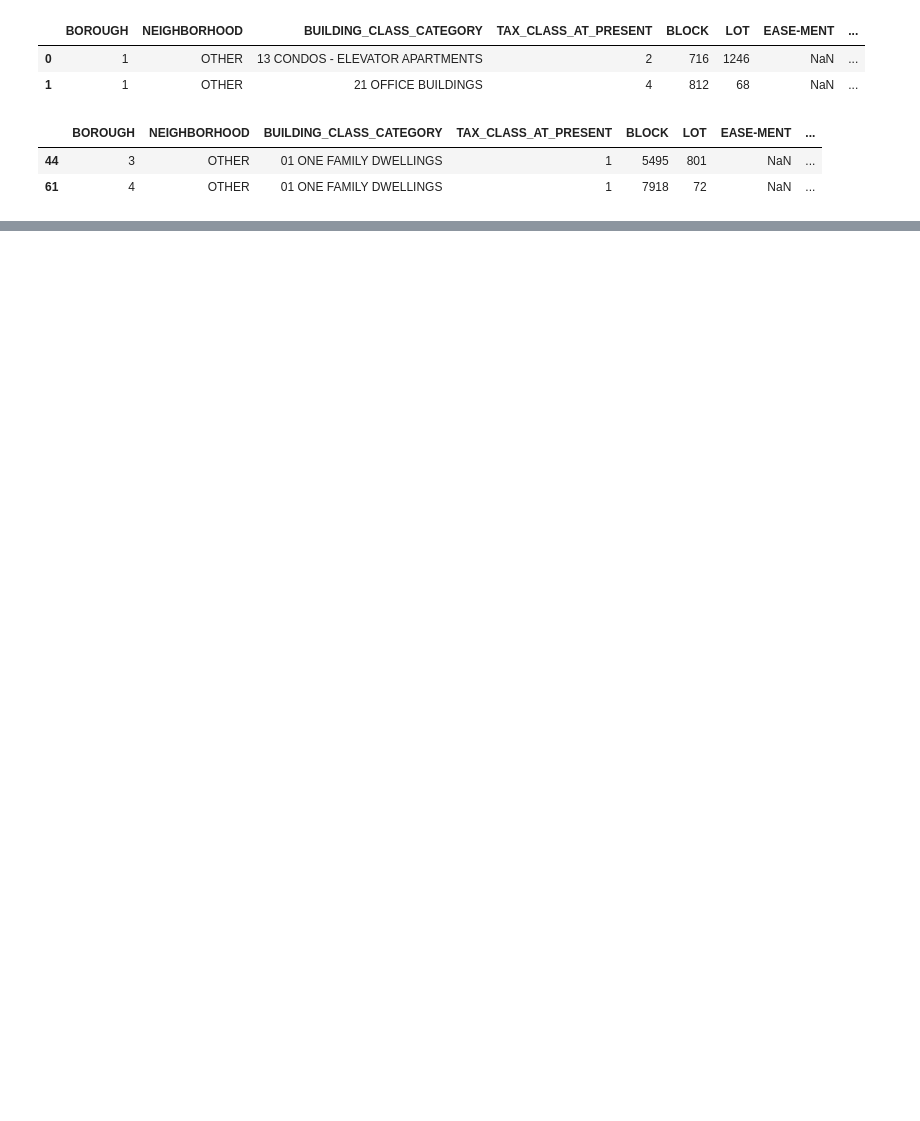
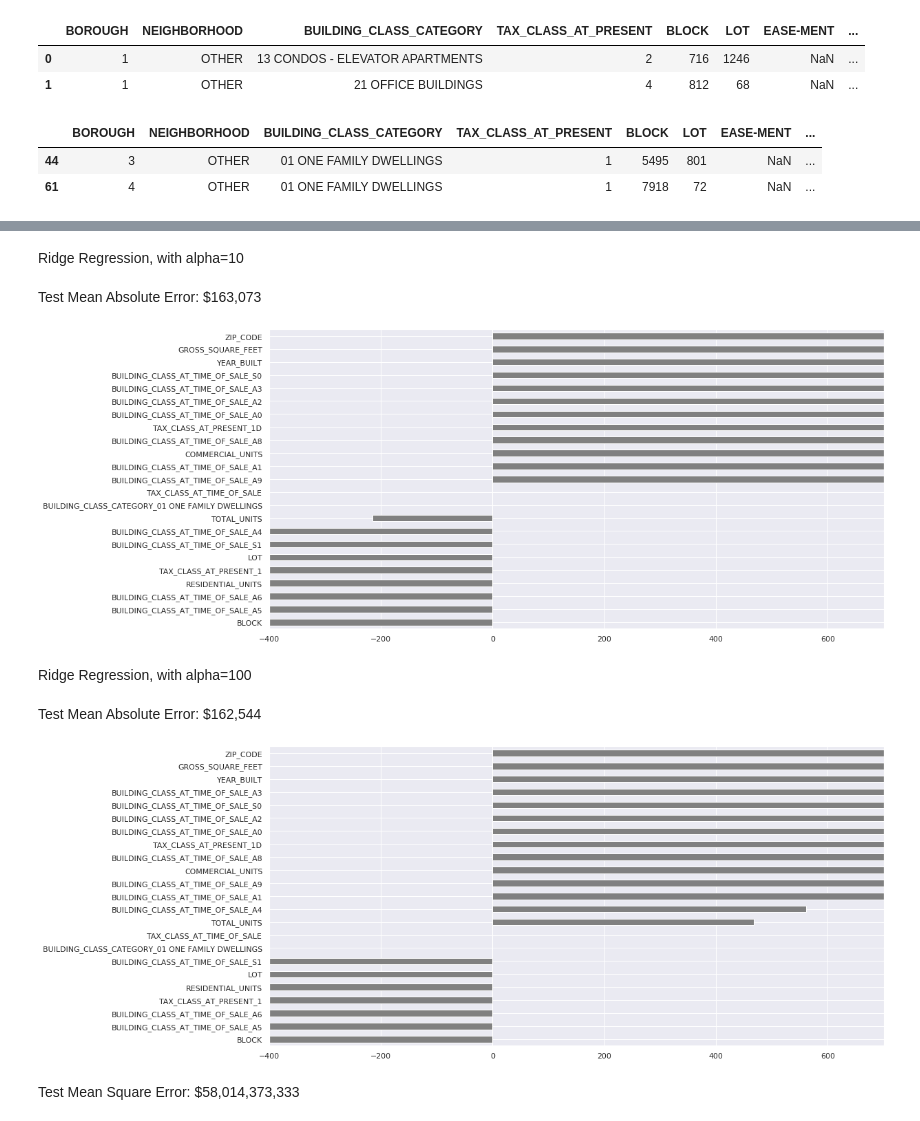
Before and after one commit to oferbaharav/DS-Unit-2-Linear-Models, a Jupyter notebook: module3-ridge-regression/Copy_of_assignment_regression_classification_3.ipynb, the cells around one changed output, grey strips where cells are left out. Saved outputs shown, nothing was run; the diff lists cells and outputs as text; code cells hidden in the pictures; blank space fills up the shorter version.

```diff
--- a/module3-ridge-regression/Copy_of_assignment_regression_classification_3.ipynb
+++ b/module3-ridge-regression/Copy_of_assignment_regression_classification_3.ipynb
@@ -299,3 +276,63 @@ X_test = engineer_features(X_test)
+# %%
+#  Do feature scaling. Use the scaler's fit_transform method with the train set. Use the scaler's transform method with the test set.
+%matplotlib inline
+from IPython.display import display, HTML
+from ipywidgets import interact
+import matplotlib.pyplot as plt
+from sklearn.linear_model import Ridge
+from sklearn.preprocessing import StandardScaler
+from sklearn.metrics import mean_absolute_error
+
+
+# Try a range of alpha parameters for Ridge Regression.
+
+# The scikit-learn docs explain,
+# alpha : Regularization strength; must be a positive float. Regularization
+# improves the conditioning of the problem and reduces the variance of the
+# estimates. Larger values specify stronger regularization.
+# https://scikit-learn.org/stable/modules/generated/sklearn.linear_model.Ridge.html
+
+for alpha in [10**1,10**2]:
+              #10**3, 10**4, 10**5, 10**6]:
+
+    # Scale data before doing Ridge Regression
+  scaler = StandardScaler()
+  X_train_scaled = scaler.fit_transform(X_train)
+  X_test_scaled = scaler.transform(X_test)
+
+      # Fit Ridge Regression model
+  display(HTML(f'Ridge Regression, with alpha={alpha}'))
+  model = Ridge(alpha=alpha)
+  model.fit(X_train_scaled, y_train)
+  y_pred = model.predict(X_test_scaled)
+
+      # Get Test MAE
+  mae = mean_absolute_error(y_test, y_pred)
+  display(HTML(f'Test Mean Absolute Error: ${mae:,.0f}'))
+
+      # Plot coefficients
+  coefficients = pd.Series(model.coef_, X_train.columns)
+  plt.figure(figsize=(16,8))
+  coefficients.sort_values().plot.barh(color='grey')
+  plt.xlim(-400,700)
+  plt.show()
+# %% [output]
+Ridge Regression, with alpha=10
+Test Mean Absolute Error: $163,073
+[figure, added]
+Ridge Regression, with alpha=100
+Test Mean Absolute Error: $162,544
+[figure, added]
+# %%
+#seeing how I did in the prediction vs actual in terms of error (Mean Absolute Error)
+#R^2
+from sklearn.metrics import mean_squared_error
+
+     # Get Test MSE
+mse = mean_squared_error(y_test, y_pred)
+display(HTML(f'Test Mean Square Error: ${mse:,.0f}'))
+# %% [output]
+Test Mean Square Error: $58,014,373,333
 # %%
 #  Fit a ridge regression model with multiple features.
 # %%
```
Also changed, not shown: parts of 23 cells of this notebook.
